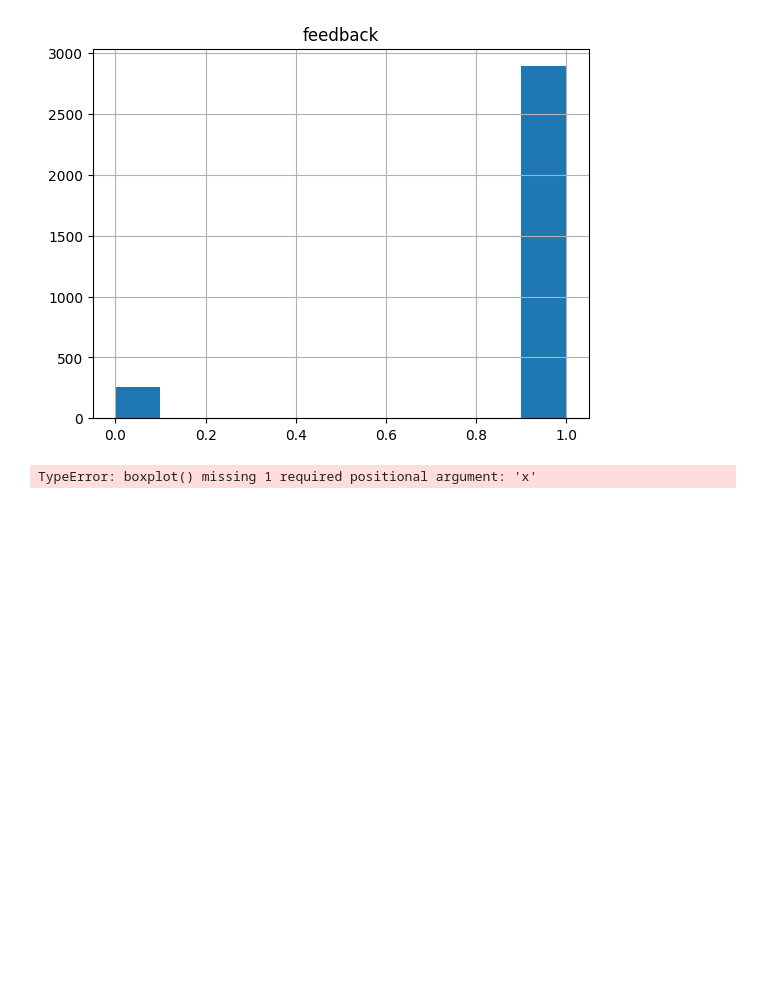
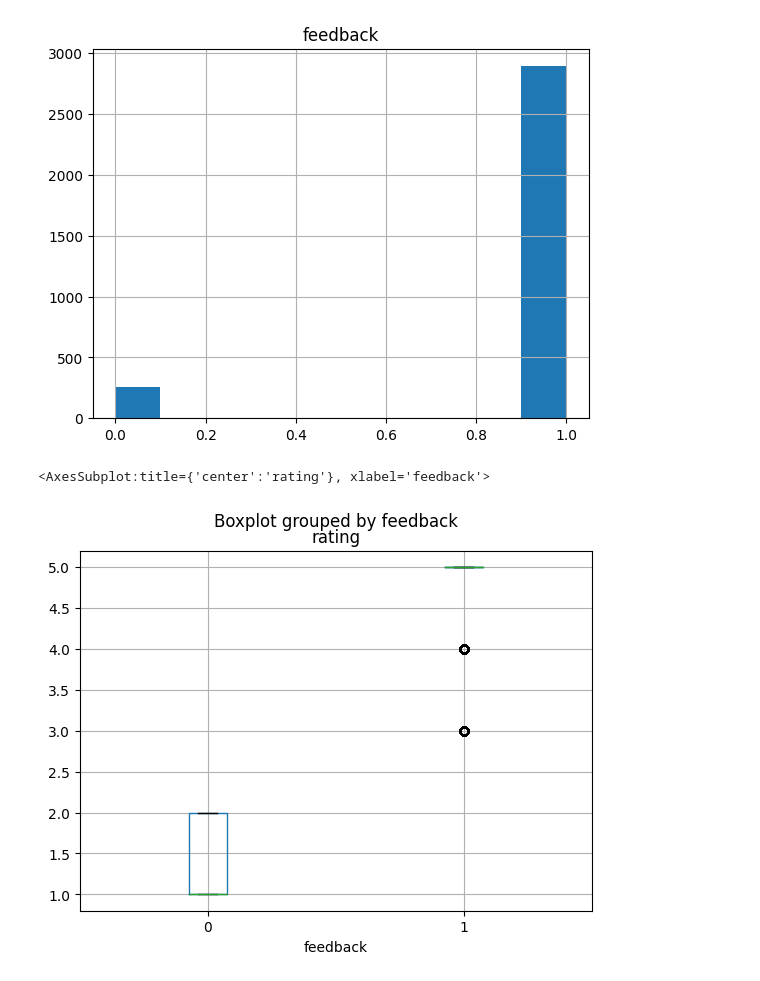
Before and after one commit to annkou/NLP, a Jupyter notebook: Sentiment analysis project/amazon_reviews_project.ipynb, the cells around one changed output. Cells and saved outputs as stored; diff of their text form; code cells hidden in the pictures; blank space fills up the shorter version.

```diff
--- a/Sentiment analysis project/amazon_reviews_project.ipynb
+++ b/Sentiment analysis project/amazon_reviews_project.ipynb
@@ -57,8 +64,10 @@ amzn_df.hist(column ='feedback')
 # %% [output]
 array([[<AxesSubplot:title={'center':'feedback'}>]], dtype=object)
 [figure]
-# %%
-#search for correlations
-plt.boxplot()
-# %% [output]
-TypeError: boxplot() missing 1 required positional argument: 'x'
+# %%
+#search for correlations
+#makes sense since negative feedback means lower ratings
+amzn_df.boxplot(column='rating', by = 'feedback')
+# %% [output]
+<AxesSubplot:title={'center':'rating'}, xlabel='feedback'>
+[figure, added]
```
Also changed, not shown: parts of 32 cells of this notebook.
